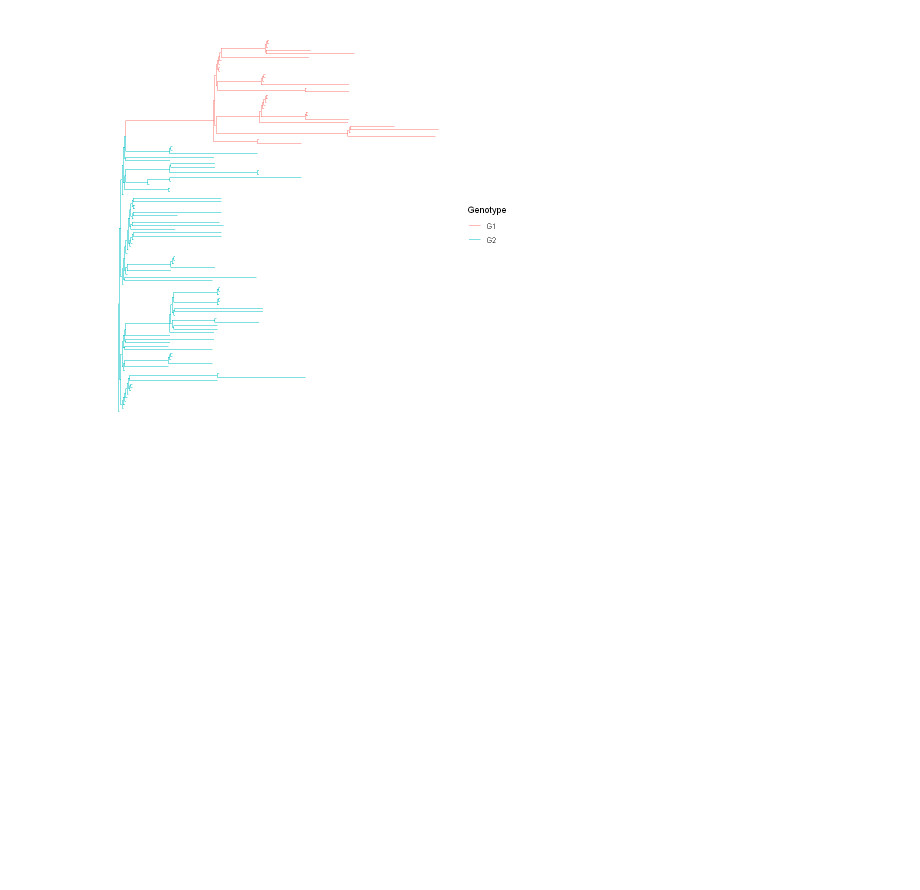
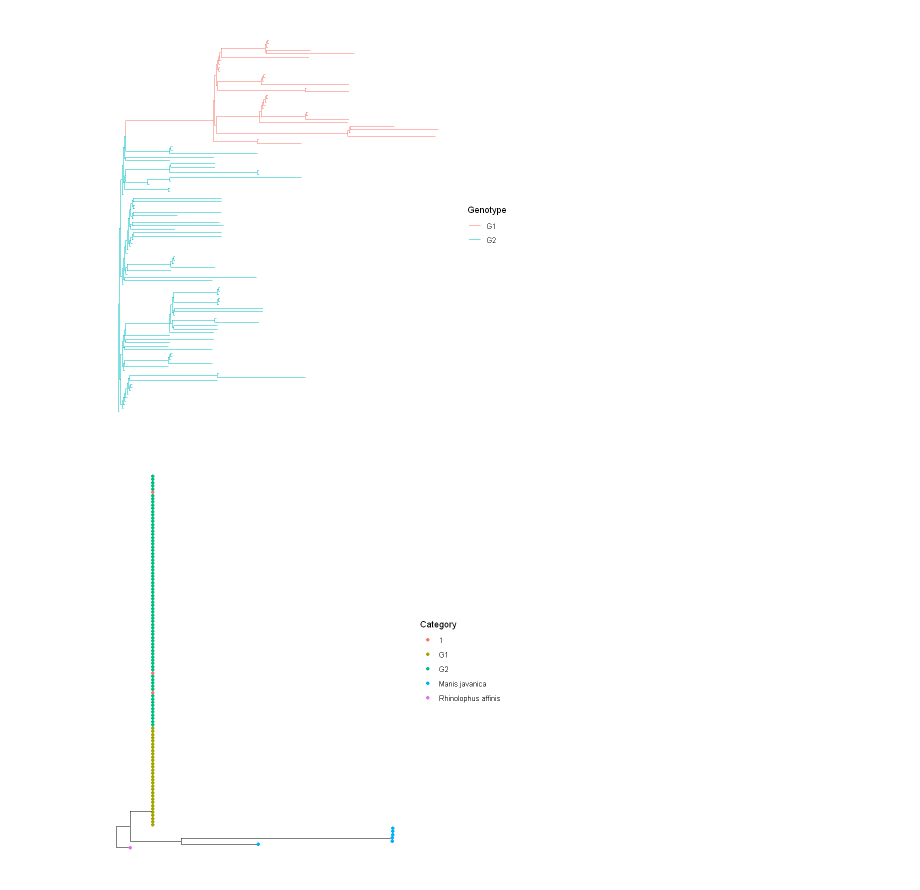
Before and after one commit to Takkoona/SARS-CoV-2, a Jupyter notebook: 3_genotyping.ipynb, the cells around one changed output. Cells and saved outputs as stored; diff of their text form; code cells hidden in the pictures; blank space fills up the shorter version.

Commit message:
Tree for all sequences

```diff
--- a/3_genotyping.ipynb
+++ b/3_genotyping.ipynb
@@ -5,6 +5,8 @@ suppressPackageStartupMessages(library(ggtree))
 
 dataDir <- "Data"
 genomeTreeDir <- "Genome_tree"
+genomeTreeEXDir <- "Genome_tree_EX"
+snpCompareDir <- "SNPs_comparison"
 # %% [output]
 Warning message:
 "package 'jsonlite' was built under R version 3.6.2"
@@ -57,0 +53,25 @@ ggtree(groupOTU(tree, genotypes, "Genotype")) + aes(color=Genotype)
+# %%
+# tree <- read.tree(file.path(genomeTreeEXDir, "CoV_all_upper.fasta.treefile"))
+tree <- read.tree(file.path(genomeTreeEXDir, "RAxML_bestTree.GTRGAMMA"))
+# %%
+info[["Category"]] <- as.character(info[["Host"]])
+
+for (gp in names(genotypes)) {
+    tipNames <- genotypes[[gp]]
+    for (t in tipNames) {
+        host <- info[which(info[["Accession.ID"]] == t), "Host"]
+        if (host == "Human") {
+            info[which(info[["Accession.ID"]] == t), "Category"] <- gp
+        } else {
+            info[which(info[["Accession.ID"]] == t), "Category"] <- host
+        }
+    }
+
+}
+# %%
+p <- ggtree(tree)
+p <- p %<+% info +
+    geom_tippoint(aes(color=Category))
+p
+# %% [output]
+[figure, added]
```
Also changed, not shown: parts of 3 cells of this notebook, 37 other files.
